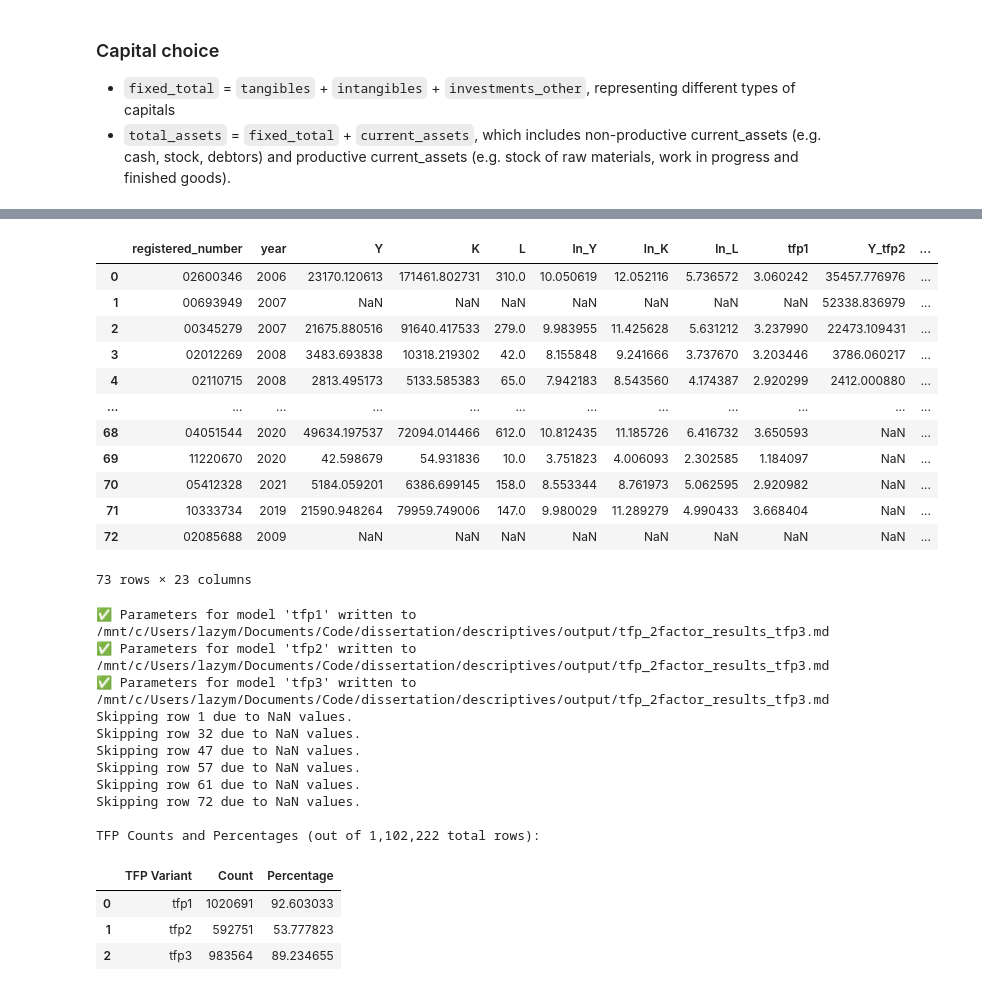
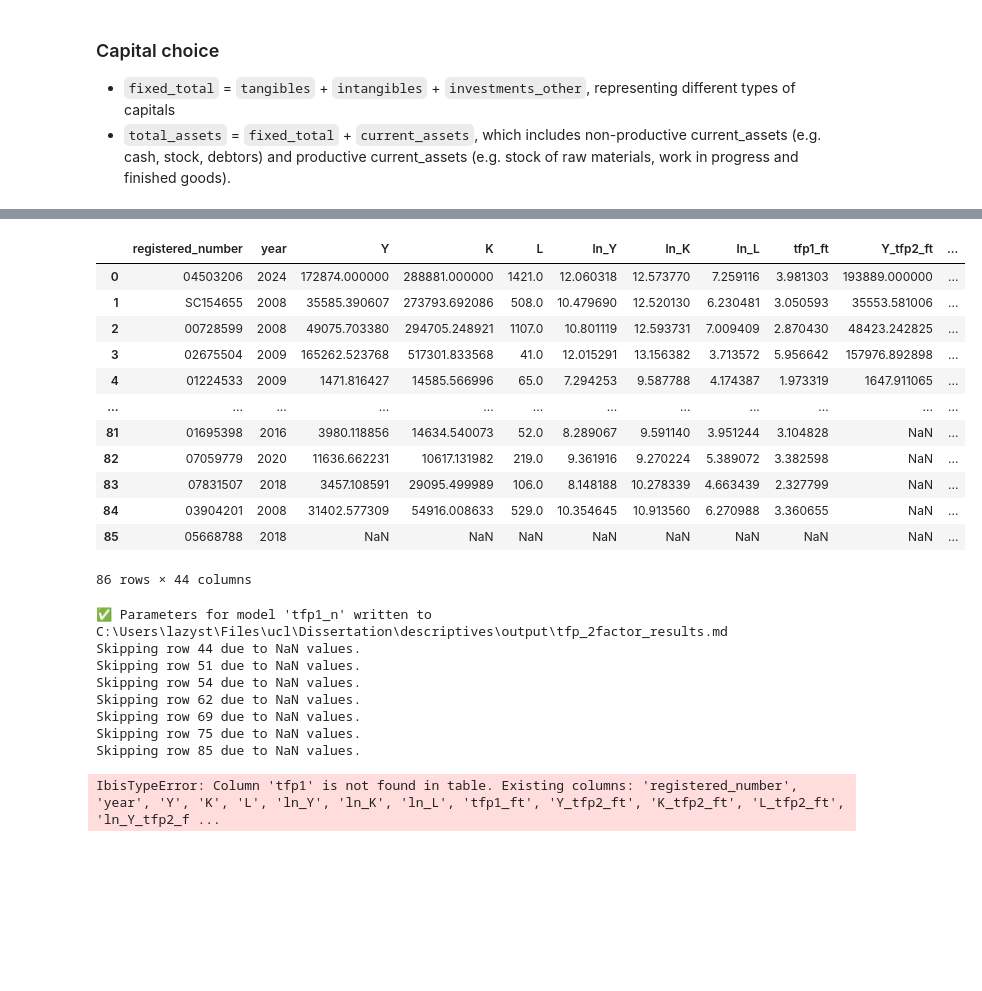
Before and after one commit to aloysiuslip/ucl-diss-ECON0079, a Jupyter notebook: descriptives/src/main_2_productivity.ipynb, the cells around one changed output, grey strips where cells are left out. Cells and saved outputs as stored; diff of their text form; code cells hidden in the pictures; blank space fills up the shorter version.

```diff
--- a/descriptives/src/main_2_productivity.ipynb
+++ b/descriptives/src/main_2_productivity.ipynb
@@ -124,9 +134,12 @@ table_results = table_working.select("registered_number", "year")
 # 3. Define the 4 model setups to iterate through
 # Varying Y (gva1 vs gva2) and K (fixed_total vs tangibles)
 models = {
-    'tfp1': {'Y': 'gva1', 'K': 'total_assets', 'L': 'employees'},
-    'tfp2': {'Y': 'gva2', 'K': 'total_assets', 'L': 'employees'},
-    'tfp3': {'Y': 'gva1', 'K': 'fixed_total', 'L': 'employees'}
+    'tfp1_ft': {'Y': 'gva1', 'K': 'total_assets', 'L': 'employees', 'firm_fe': True, 'time_fe': True, 'description': 'GVA = renumeration + EBITDA, K = total assets, firm and time fixed effects'},
+    'tfp2_ft': {'Y': 'gva2', 'K': 'total_assets', 'L': 'employees', 'firm_fe': True, 'time_fe': True, 'description': 'GVA = renumeration + pnl + interest + depreciation, K = total assets, firm and time fixed effects'},
+    'tfp3_ft': {'Y': 'gva1', 'K': 'fixed_total', 'L': 'employees', 'firm_fe': True, 'time_fe': True, 'description': 'GVA = renumeration + EBITDA, K = fixed assets (no current assets), firm and time fixed effects'},
+    'tfp1_f': {'Y': 'gva1', 'K': 'total_assets', 'L': 'employees', 'firm_fe': True, 'time_fe': False, 'description': 'GVA = renumeration + EBITDA, K = total assets, firm only fixed effects'},
+    'tfp1_t': {'Y': 'gva1', 'K': 'total_assets', 'L': 'employees', 'firm_fe': False, 'time_fe': True, 'description': 'GVA = renumeration + EBITDA, K = total assets, time only fixed effects'},
+    'tfp1_n': {'Y': 'gva1', 'K': 'total_assets', 'L': 'employees', 'firm_fe': False, 'time_fe': False, 'description': 'GVA = renumeration + EBITDA, K = total assets, no fixed effects'},
 }
 
 # Dictionary to store the parameter outputs (\beta_K, \beta_L) and model summaries
@@ -135,13 +148,15 @@ parameter_tables = {}
 for name, mod in models.items():
 
     # Mutate to dynamically log-transform all columns, adding ln_ prefix to column name
+    model_params = ['Y', 'K', 'L']
+    rename_dict = { key: value for key, value in mod.items() if key in model_params }
     table_skinny = (
         table_working
-        .select(["registered_number", "year"] + list(mod.values()))
-        .rename(mod)
+        .select(["registered_number", "year"] + list(rename_dict.values()))
+        .rename(rename_dict)
     )
     table_start = table_skinny
-    for col in ['Y', 'K', 'L']:
+    for col in model_params:
         table_filtered = table_start.filter(_[col] > 0)
         table_logged = table_filtered.mutate(**{f'ln_{col}': np.log(_[col]) }) # type: ignore
         table_start = table_logged
@@ -154,7 +169,7 @@ for name, mod in models.items():
     X = sm.add_constant(df_model[['ln_K', 'ln_L']])
 
     # 2. Estimate the model with Firm and Year Fixed Effects
-    mod_ols = PanelOLS(Y, X, entity_effects=True, time_effects=True)
+    mod_ols = PanelOLS(Y, X, entity_effects=mod['firm_fe'], time_effects=mod['time_fe'])
 
     # Fit model with firm-clustered standard errors
     res = mod_ols.fit(cov_type='clustered', cluster_entity=True)
@@ -191,5 +206,5 @@ for name, mod in models.items():
     }
     print(f"✅ Model '{name}' estimated: beta_K={beta_K:.4f}, beta_L={beta_L:.4f}")
 
-print(f"Panel regressions complete. {len(models)} TFP variants added to the dataframe.")
+print(f"Panel regressions complete. {len(models)} TFP variants added to results dataframe.")
 # %% [output]
@@ -203,7 +249,7 @@ table_sample = table_results.sample(0.0001).execute()
 display(table_sample)
 
 # Send parameter_tables to a markdown file in dirs.output_dir to easily compare
-output_file = dirs.output_dir / f"tfp_2factor_results_{name}.md"
+output_file = dirs.output_dir / f"tfp_2factor_results.md"
 with open(output_file, 'w') as f:
     for name, params in parameter_tables.items():
         # Write all to 1 big markdown file
@@ -217,7 +263,7 @@ with open(output_file, 'w') as f:
             f.write(params['gamma_t'].to_markdown())
         f.write("\n\n## Model Summary\n")
         f.write(params['summary'].as_text())
-        print(f"✅ Parameters for model '{name}' written to {output_file}")
+    print(f"✅ Parameters for model '{name}' written to {output_file}")
 
 # Verify that that \ln Y = \alpha_i + \gamma_t + \beta_K \ln K + \beta_L \ln L + TFP_it holds for this sample
 name, mod = list(models.items())[0]
@@ -226,61 +272,55 @@ for row in table_sample.itertuples():
     # Get TFP, L, K
     tfp = row._asdict()[name]
     ln_K = row.ln_K
     ln_L = row.ln_L
     ln_Y = row.ln_Y
     if any(np.isnan([tfp, ln_K, ln_L, ln_Y])):
         print(f"Skipping row {row.Index} due to NaN values.")
         continue
     ln_Y_calc = tfp + params['beta_K'] * ln_K + params['beta_L'] * ln_L
     diff = ln_Y - ln_Y_calc
 
     assert np.isclose(diff, 0, atol=1e-6), (
         f"TFP calculation check failed for row {row.Index}!  \
         Expected ln_Y: {ln_Y:.6f}, Calculated ln_Y: {ln_Y_calc:.6f}, Difference: {diff:.6e}"
     )
 
 # Count number of tfp1 and tfp2 observations in the results table (as a percentage of total rows)
 # Output as a pd dataframe
 total_rows = table_results.count().execute()
 tfp1_count = table_results.filter(_['tfp1'].isnull() == False).count().execute()
 tfp2_count = table_results.filter(_['tfp2'].isnull() == False).count().execute()
 tfp3_count = table_results.filter(_['tfp3'].isnull() == False).count().execute()
 tfp_counts = pd.DataFrame({
     'TFP Variant': ['tfp1', 'tfp2', 'tfp3'],
     'Count': [tfp1_count, tfp2_count, tfp3_count]
 })
 tfp_counts['Percentage'] = tfp_counts['Count'] / total_rows * 100
 print(f"\nTFP Counts and Percentages (out of {total_rows:,} total rows):")
 display(tfp_counts)
 # %% [output]
-|  | registered_number | year | Y | K | L | ln_Y | ln_K | ln_L | tfp1 | Y_tfp2 | ... |
-| 0 | 02600346 | 2006 | 23170.120613 | 171461.802731 | 310.0 | 10.050619 | 12.052116 | 5.736572 | 3.060242 | 35457.776976 | ... |
-| 1 | 00693949 | 2007 | NaN | NaN | NaN | NaN | NaN | NaN | NaN | 52338.836979 | ... |
-| 2 | 00345279 | 2007 | 21675.880516 | 91640.417533 | 279.0 | 9.983955 | 11.425628 | 5.631212 | 3.237990 | 22473.109431 | ... |
-| 3 | 02012269 | 2008 | 3483.693838 | 10318.219302 | 42.0 | 8.155848 | 9.241666 | 3.737670 | 3.203446 | 3786.060217 | ... |
-| 4 | 02110715 | 2008 | 2813.495173 | 5133.585383 | 65.0 | 7.942183 | 8.543560 | 4.174387 | 2.920299 | 2412.000880 | ... |
+|  | registered_number | year | Y | K | L | ln_Y | ln_K | ln_L | tfp1_ft | Y_tfp2_ft | ... |
+| 0 | 04503206 | 2024 | 172874.000000 | 288881.000000 | 1421.0 | 12.060318 | 12.573770 | 7.259116 | 3.981303 | 193889.000000 | ... |
+| 1 | SC154655 | 2008 | 35585.390607 | 273793.692086 | 508.0 | 10.479690 | 12.520130 | 6.230481 | 3.050593 | 35553.581006 | ... |
+| 2 | 00728599 | 2008 | 49075.703380 | 294705.248921 | 1107.0 | 10.801119 | 12.593731 | 7.009409 | 2.870430 | 48423.242825 | ... |
+| 3 | 02675504 | 2009 | 165262.523768 | 517301.833568 | 41.0 | 12.015291 | 13.156382 | 3.713572 | 5.956642 | 157976.892898 | ... |
+| 4 | 01224533 | 2009 | 1471.816427 | 14585.566996 | 65.0 | 7.294253 | 9.587788 | 4.174387 | 1.973319 | 1647.911065 | ... |
 | ... | ... | ... | ... | ... | ... | ... | ... | ... | ... | ... | ... |
-| 68 | 04051544 | 2020 | 49634.197537 | 72094.014466 | 612.0 | 10.812435 | 11.185726 | 6.416732 | 3.650593 | NaN | ... |
-| 69 | 11220670 | 2020 | 42.598679 | 54.931836 | 10.0 | 3.751823 | 4.006093 | 2.302585 | 1.184097 | NaN | ... |
-| 70 | 05412328 | 2021 | 5184.059201 | 6386.699145 | 158.0 | 8.553344 | 8.761973 | 5.062595 | 2.920982 | NaN | ... |
-| 71 | 10333734 | 2019 | 21590.948264 | 79959.749006 | 147.0 | 9.980029 | 11.289279 | 4.990433 | 3.668404 | NaN | ... |
-| 72 | 02085688 | 2009 | NaN | NaN | NaN | NaN | NaN | NaN | NaN | NaN | ... |
+| 81 | 01695398 | 2016 | 3980.118856 | 14634.540073 | 52.0 | 8.289067 | 9.591140 | 3.951244 | 3.104828 | NaN | ... |
+| 82 | 07059779 | 2020 | 11636.662231 | 10617.131982 | 219.0 | 9.361916 | 9.270224 | 5.389072 | 3.382598 | NaN | ... |
+| 83 | 07831507 | 2018 | 3457.108591 | 29095.499989 | 106.0 | 8.148188 | 10.278339 | 4.663439 | 2.327799 | NaN | ... |
+| 84 | 03904201 | 2008 | 31402.577309 | 54916.008633 | 529.0 | 10.354645 | 10.913560 | 6.270988 | 3.360655 | NaN | ... |
+| 85 | 05668788 | 2018 | NaN | NaN | NaN | NaN | NaN | NaN | NaN | NaN | ... |
-73 rows × 23 columns
+86 rows × 44 columns
-✅ Parameters for model 'tfp1' written to /mnt/c/Users/lazym/Documents/Code/dissertation/descriptives/output/tfp_2factor_results_tfp3.md
-✅ Parameters for model 'tfp2' written to /mnt/c/Users/lazym/Documents/Code/dissertation/descriptives/output/tfp_2factor_results_tfp3.md
-✅ Parameters for model 'tfp3' written to /mnt/c/Users/lazym/Documents/Code/dissertation/descriptives/output/tfp_2factor_results_tfp3.md
-Skipping row 1 due to NaN values.
-Skipping row 32 due to NaN values.
-Skipping row 47 due to NaN values.
-Skipping row 57 due to NaN values.
-Skipping row 61 due to NaN values.
-Skipping row 72 due to NaN values.
-
-TFP Counts and Percentages (out of 1,102,222 total rows):
+✅ Parameters for model 'tfp1_n' written to C:\Users\lazyst\Files\ucl\Dissertation\descriptives\output\tfp_2factor_results.md
+Skipping row 44 due to NaN values.
+Skipping row 51 due to NaN values.
+Skipping row 54 due to NaN values.
+Skipping row 62 due to NaN values.
+Skipping row 69 due to NaN values.
+Skipping row 75 due to NaN values.
+Skipping row 85 due to NaN values.
-|  | TFP Variant | Count | Percentage |
-| 0 | tfp1 | 1020691 | 92.603033 |
-| 1 | tfp2 | 592751 | 53.777823 |
-| 2 | tfp3 | 983564 | 89.234655 |
+IbisTypeError: Column 'tfp1' is not found in table. Existing columns: 'registered_number', 'year', 'Y', 'K', 'L', 'ln_Y', 'ln_K', 'ln_L', 'tfp1_ft', 'Y_tfp2_ft', 'K_tfp2_ft', 'L_tfp2_ft', 'ln_Y_tfp2_f ...
 # %%
 preferred_model = 'tfp1'
 # Add the tfp1 column from this table_results to the working_yearly table in the database
```
Also changed, not shown: parts of 6 cells of this notebook, 12 other files.
